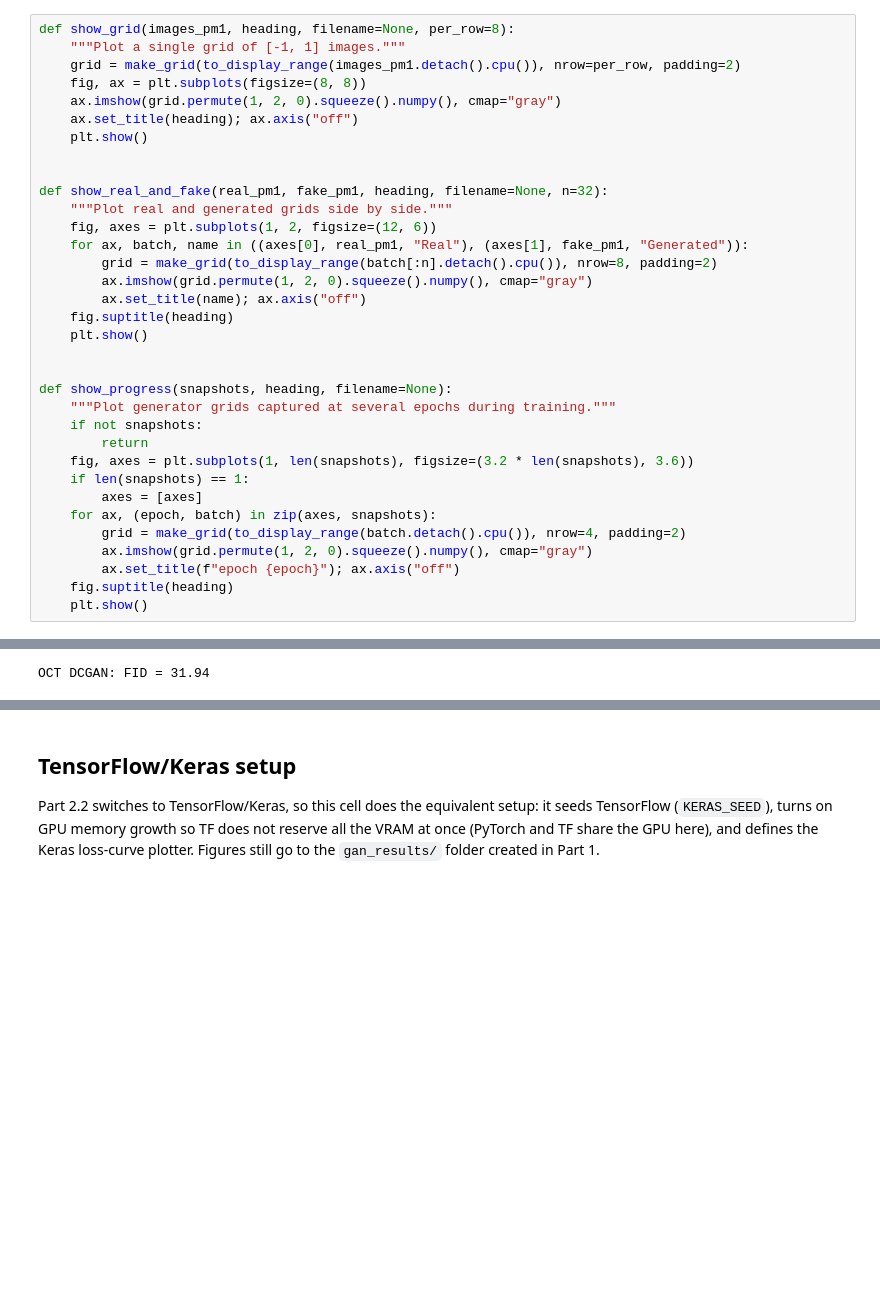
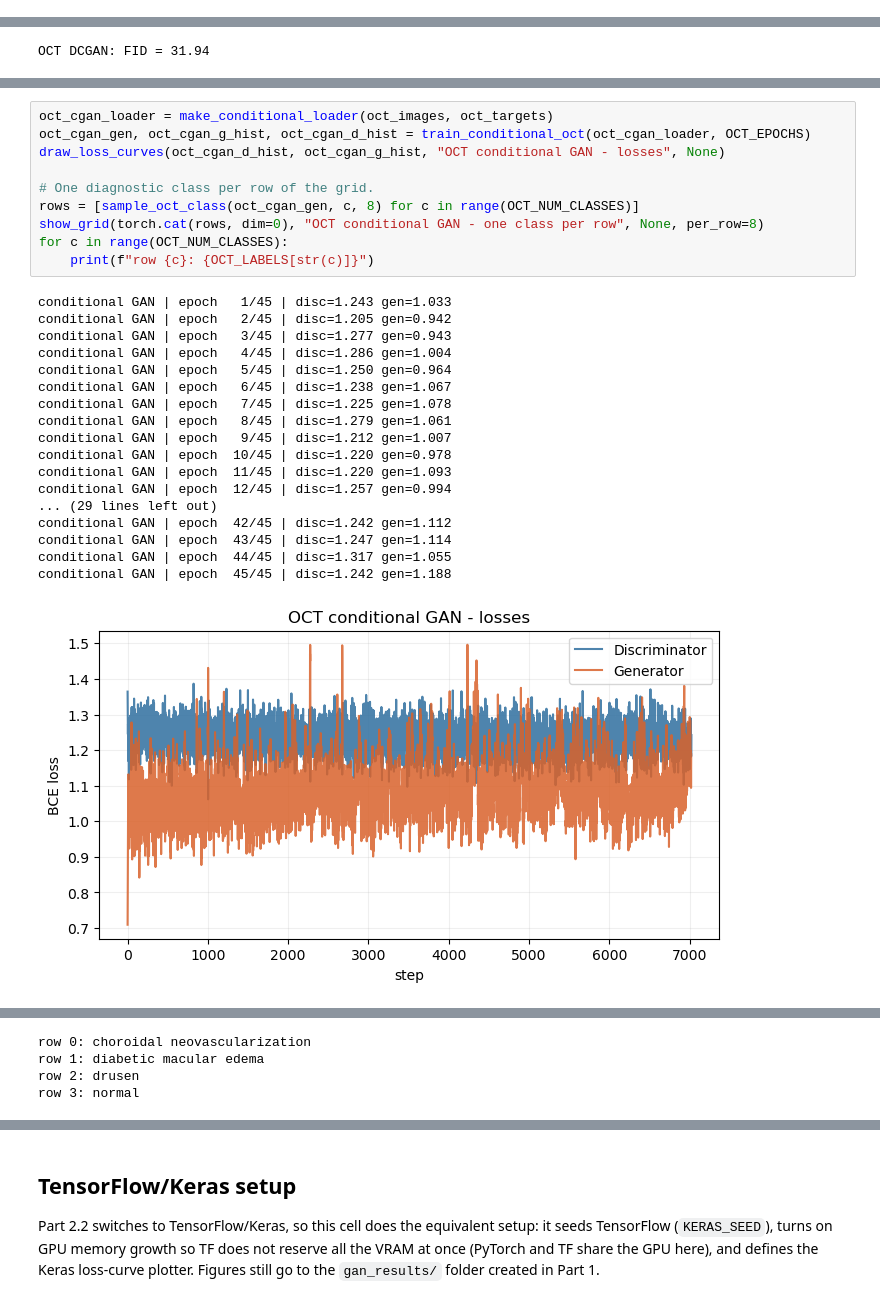
Before and after one commit to nithinreddy2003/GAN_Assignments_Testing, a Jupyter notebook: GAN_Assignment_Set4_Final.ipynb, the cells around one changed output, grey strips where cells are left out. Saved outputs shown, nothing was run; the diff lists cells and outputs as text; blank space fills up the shorter version.

```diff
--- a/GAN_Assignment_Set4_Final.ipynb
+++ b/GAN_Assignment_Set4_Final.ipynb
@@ -398,34 +308,0 @@ class FIDScorer:
-# %%
-def show_grid(images_pm1, heading, filename=None, per_row=8):
-    """Plot a single grid of [-1, 1] images."""
-    grid = make_grid(to_display_range(images_pm1.detach().cpu()), nrow=per_row, padding=2)
-    fig, ax = plt.subplots(figsize=(8, 8))
-    ax.imshow(grid.permute(1, 2, 0).squeeze().numpy(), cmap="gray")
-    ax.set_title(heading); ax.axis("off")
-    plt.show()
-
-
-def show_real_and_fake(real_pm1, fake_pm1, heading, filename=None, n=32):
-    """Plot real and generated grids side by side."""
-    fig, axes = plt.subplots(1, 2, figsize=(12, 6))
-    for ax, batch, name in ((axes[0], real_pm1, "Real"), (axes[1], fake_pm1, "Generated")):
-        grid = make_grid(to_display_range(batch[:n].detach().cpu()), nrow=8, padding=2)
-        ax.imshow(grid.permute(1, 2, 0).squeeze().numpy(), cmap="gray")
-        ax.set_title(name); ax.axis("off")
-    fig.suptitle(heading)
-    plt.show()
-
-
-def show_progress(snapshots, heading, filename=None):
-    """Plot generator grids captured at several epochs during training."""
-    if not snapshots:
-        return
-    fig, axes = plt.subplots(1, len(snapshots), figsize=(3.2 * len(snapshots), 3.6))
-    if len(snapshots) == 1:
-        axes = [axes]
-    for ax, (epoch, batch) in zip(axes, snapshots):
-        grid = make_grid(to_display_range(batch.detach().cpu()), nrow=4, padding=2)
-        ax.imshow(grid.permute(1, 2, 0).squeeze().numpy(), cmap="gray")
-        ax.set_title(f"epoch {epoch}"); ax.axis("off")
-    fig.suptitle(heading)
-    plt.show()
@@ -781,0 +735,29 @@ for c in range(OCT_NUM_CLASSES):
+# %%
+oct_cgan_loader = make_conditional_loader(oct_images, oct_targets)
+oct_cgan_gen, oct_cgan_g_hist, oct_cgan_d_hist = train_conditional_oct(oct_cgan_loader, OCT_EPOCHS)
+draw_loss_curves(oct_cgan_d_hist, oct_cgan_g_hist, "OCT conditional GAN - losses", None)
+
+# One diagnostic class per row of the grid.
+rows = [sample_oct_class(oct_cgan_gen, c, 8) for c in range(OCT_NUM_CLASSES)]
+show_grid(torch.cat(rows, dim=0), "OCT conditional GAN - one class per row", None, per_row=8)
+for c in range(OCT_NUM_CLASSES):
+    print(f"row {c}: {OCT_LABELS[str(c)]}")
+# %% [output]
+conditional GAN | epoch   1/45 | disc=1.243 gen=1.033
+conditional GAN | epoch   2/45 | disc=1.205 gen=0.942
+conditional GAN | epoch   3/45 | disc=1.277 gen=0.943
+conditional GAN | epoch   4/45 | disc=1.286 gen=1.004
+conditional GAN | epoch   5/45 | disc=1.250 gen=0.964
+conditional GAN | epoch   6/45 | disc=1.238 gen=1.067
+conditional GAN | epoch   7/45 | disc=1.225 gen=1.078
+conditional GAN | epoch   8/45 | disc=1.279 gen=1.061
+conditional GAN | epoch   9/45 | disc=1.212 gen=1.007
+conditional GAN | epoch  10/45 | disc=1.220 gen=0.978
+conditional GAN | epoch  11/45 | disc=1.220 gen=1.093
+conditional GAN | epoch  12/45 | disc=1.257 gen=0.994
+... (29 lines left out)
+conditional GAN | epoch  42/45 | disc=1.242 gen=1.112
+conditional GAN | epoch  43/45 | disc=1.247 gen=1.114
+conditional GAN | epoch  44/45 | disc=1.317 gen=1.055
+conditional GAN | epoch  45/45 | disc=1.242 gen=1.188
+[figure, added]
@@ -782,3 +765,7 @@ for c in range(OCT_NUM_CLASSES):
+row 0: choroidal neovascularization
+row 1: diabetic macular edema
+row 2: drusen
+row 3: normal
 # %% [markdown]
 ## 2.1 reflection
 
```
Also changed, not shown: parts of 52 cells of this notebook.
